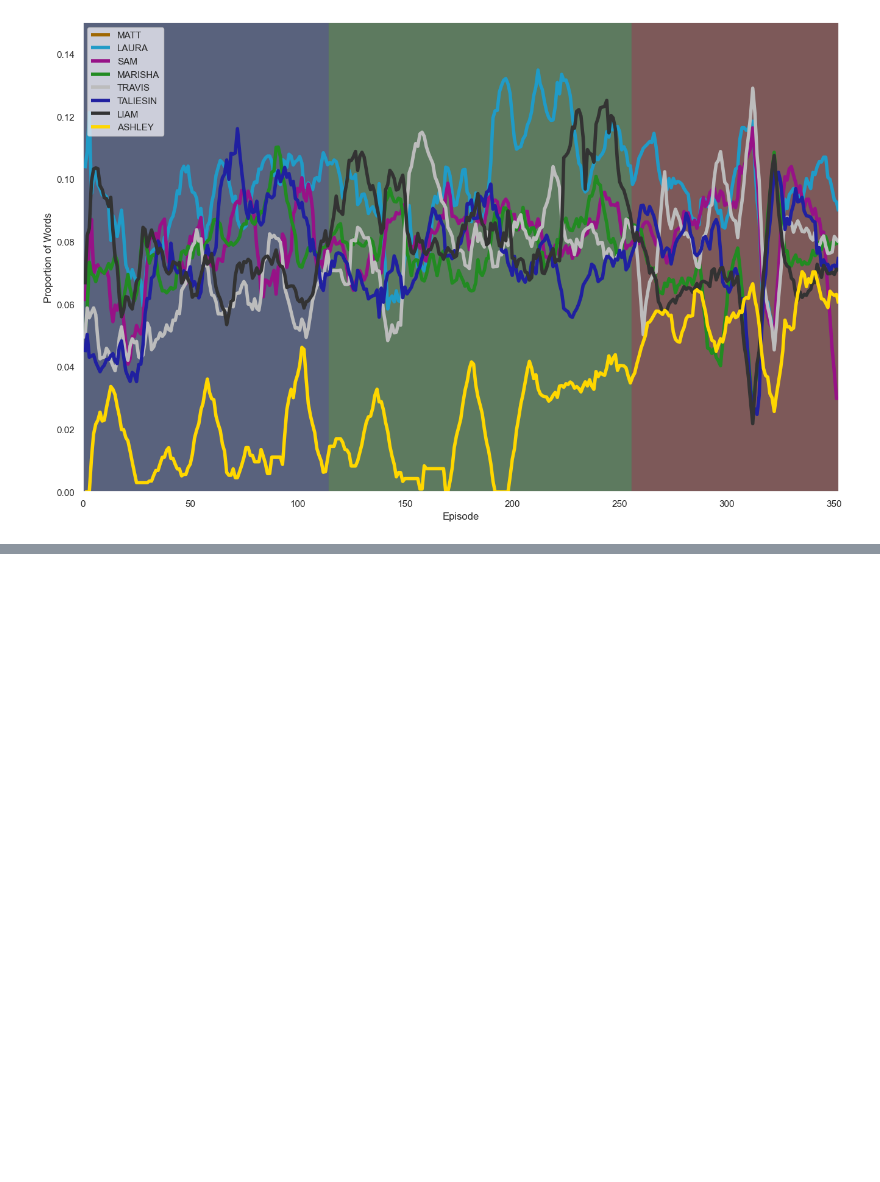
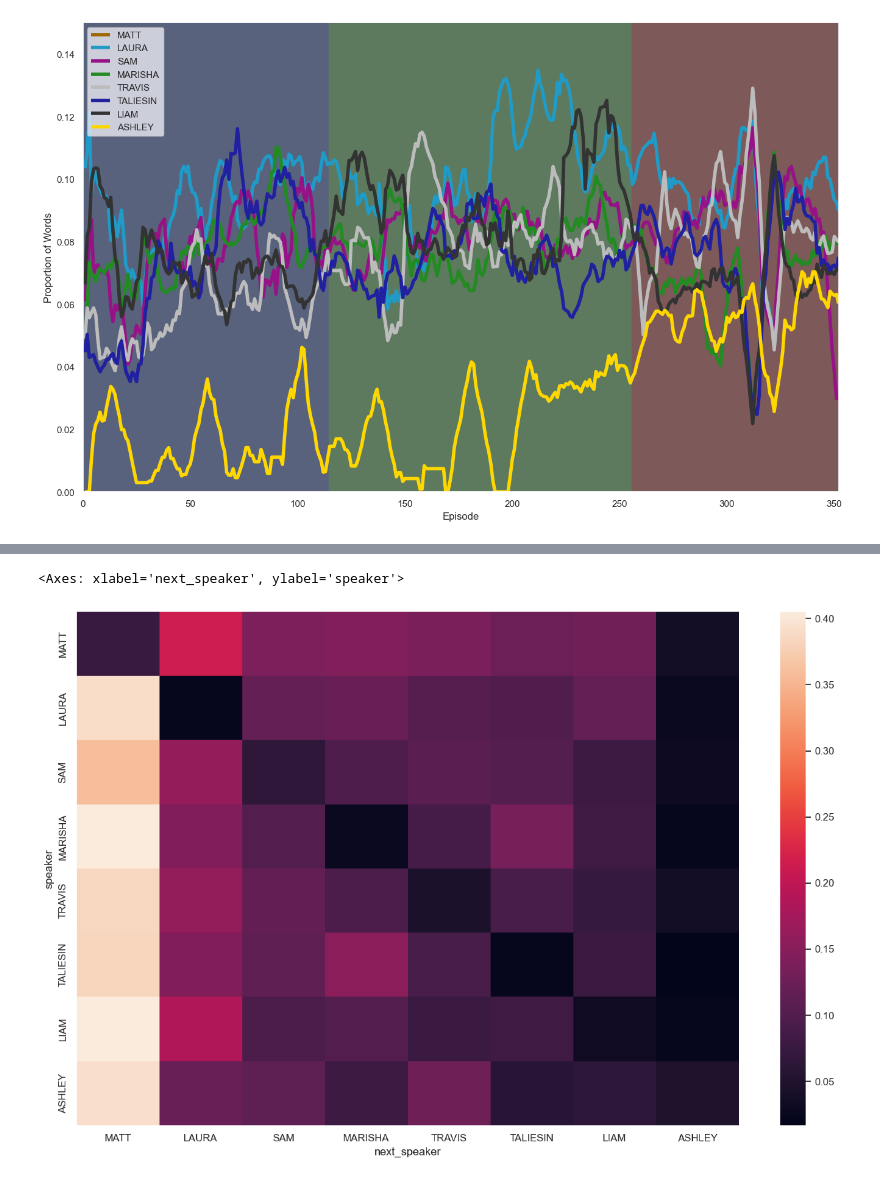
Before and after one commit to wmchad/CritRoleAI, a Jupyter notebook: notebooks/exploration/02_compare_campaigns.ipynb, the cells around one changed output, grey strips where cells are left out. Saved outputs shown, nothing was run; the diff lists cells and outputs as text; code cells hidden in the pictures; blank space fills up the shorter version.

```diff
--- a/notebooks/exploration/02_compare_campaigns.ipynb
+++ b/notebooks/exploration/02_compare_campaigns.ipynb
@@ -644,0 +694,3 @@ sns.move_legend(ax, "upper left")
+# %%
+c1_speaker_pairs = GetSpeakerPairs(speaker_order.loc[speaker_order.campaign_no == 1])
+sns.heatmap(c1_speaker_pairs)
@@ -644,0 +720,5 @@ sns.move_legend(ax, "upper left")
+# %%
+sns.heatmap(c1_speaker_pairs.div(c1_speaker_pairs.sum(axis=1), axis=0))
+# %% [output]
+<Axes: xlabel='next_speaker', ylabel='speaker'>
+[figure, added]
```
Also changed, not shown: parts of 9 cells of this notebook, 1 other file.
